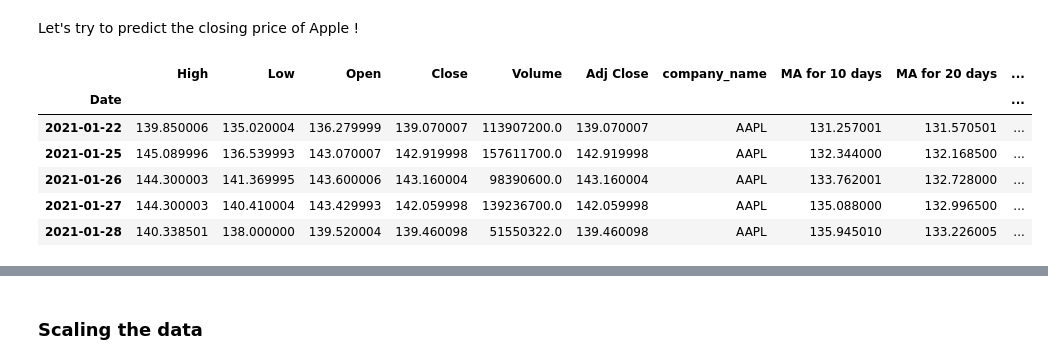
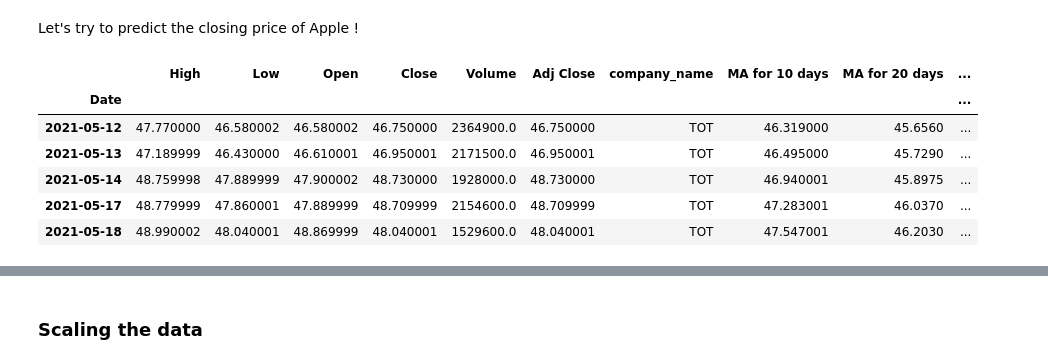
Before and after one commit to L4ncelot1024/Learn_Deep_Learning_Le_Wagon, a Jupyter notebook: Day3/LiveCode_Financial_Data.ipynb, the cells around one changed output, grey strips where cells are left out. Cells and saved outputs as stored; diff of their text form; code cells hidden in the pictures.

```diff
--- a/Day3/LiveCode_Financial_Data.ipynb
+++ b/Day3/LiveCode_Financial_Data.ipynb
@@ -163,16 +193,16 @@ fig.tight_layout()
 # %% [markdown]
 Let's try to predict the closing price of Apple !
 # %%
-df = AAPL
+df = TOT
 df.tail()
 # %% [output]
 |  | High | Low | Open | Close | Volume | Adj Close | company_name | MA for 10 days | MA for 20 days | ... |
 | Date |  |  |  |  |  |  |  |  |  | ... |
-| 2021-01-22 | 139.850006 | 135.020004 | 136.279999 | 139.070007 | 113907200.0 | 139.070007 | AAPL | 131.257001 | 131.570501 | ... |
-| 2021-01-25 | 145.089996 | 136.539993 | 143.070007 | 142.919998 | 157611700.0 | 142.919998 | AAPL | 132.344000 | 132.168500 | ... |
-| 2021-01-26 | 144.300003 | 141.369995 | 143.600006 | 143.160004 | 98390600.0 | 143.160004 | AAPL | 133.762001 | 132.728000 | ... |
-| 2021-01-27 | 144.300003 | 140.410004 | 143.429993 | 142.059998 | 139236700.0 | 142.059998 | AAPL | 135.088000 | 132.996500 | ... |
-| 2021-01-28 | 140.338501 | 138.000000 | 139.520004 | 139.460098 | 51550322.0 | 139.460098 | AAPL | 135.945010 | 133.226005 | ... |
+| 2021-05-12 | 47.770000 | 46.580002 | 46.580002 | 46.750000 | 2364900.0 | 46.750000 | TOT | 46.319000 | 45.6560 | ... |
+| 2021-05-13 | 47.189999 | 46.430000 | 46.610001 | 46.950001 | 2171500.0 | 46.950001 | TOT | 46.495000 | 45.7290 | ... |
+| 2021-05-14 | 48.759998 | 47.889999 | 47.900002 | 48.730000 | 1928000.0 | 48.730000 | TOT | 46.940001 | 45.8975 | ... |
+| 2021-05-17 | 48.779999 | 47.860001 | 47.889999 | 48.709999 | 2154600.0 | 48.709999 | TOT | 47.283001 | 46.0370 | ... |
+| 2021-05-18 | 48.990002 | 48.040001 | 48.869999 | 48.040001 | 1529600.0 | 48.040001 | TOT | 47.547001 | 46.2030 | ... |
 # %%
 plt.figure(figsize=(16,8))
 plt.title('Close Price History')
```
Also changed, not shown: parts of 27 cells of this notebook.
